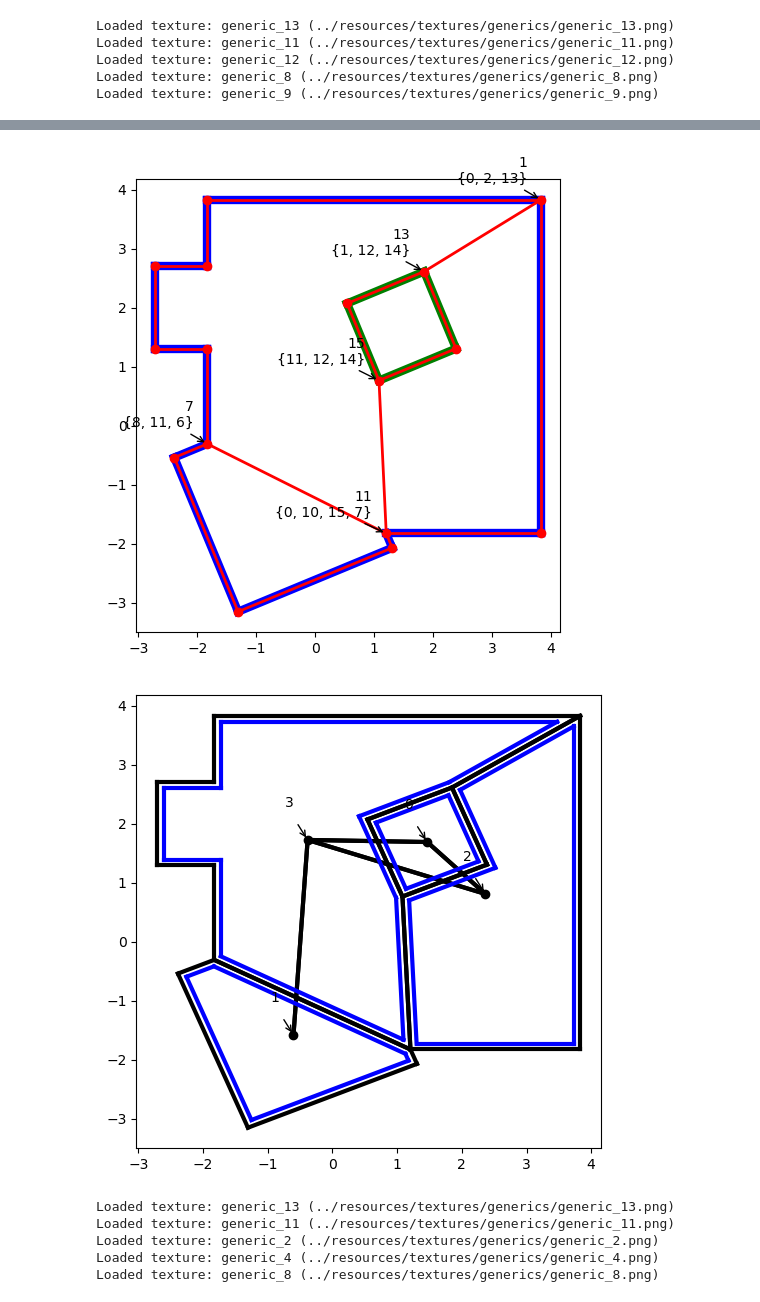
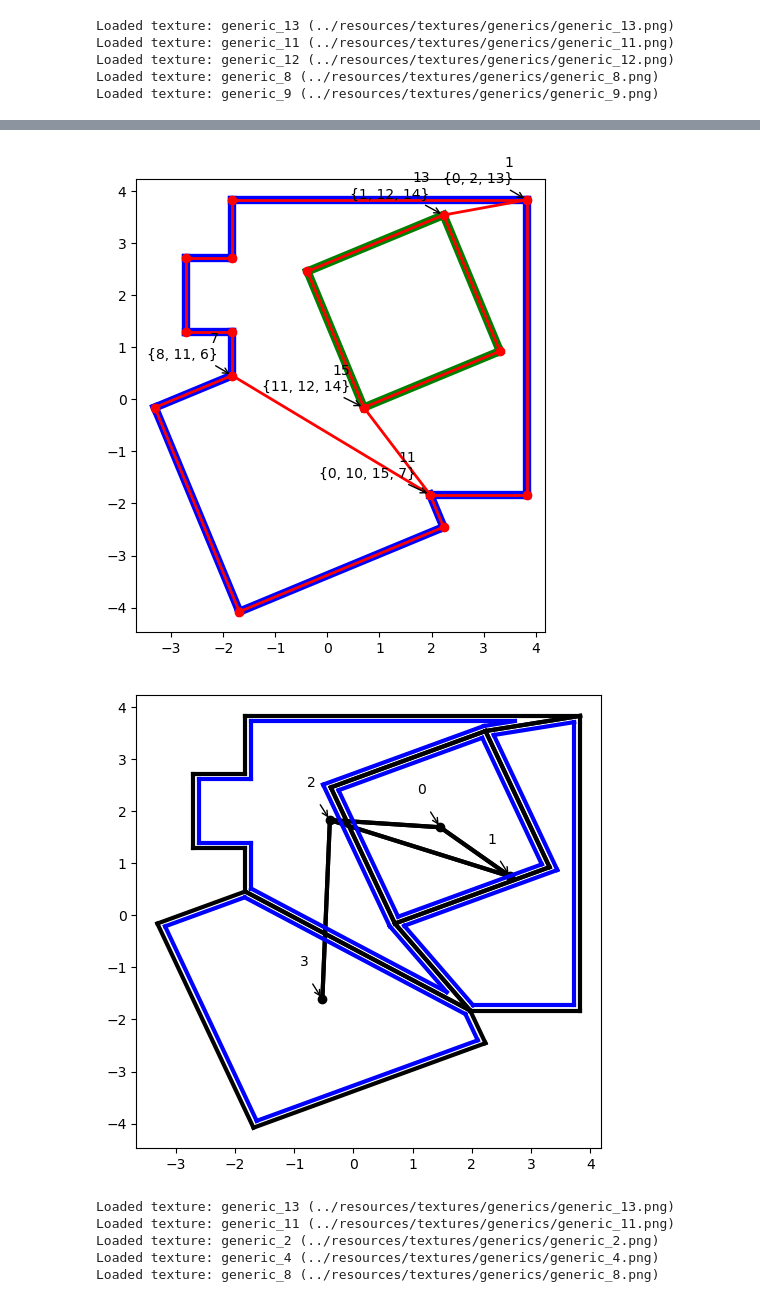
Before and after one commit to ctogle/meshmaker, a Jupyter notebook: notebooks/live.ipynb, the cells around one changed output, grey strips where cells are left out. Drawn from its saved outputs; the diff is of its cells as text; code cells hidden in the pictures.

```diff
--- a/notebooks/live.ipynb
+++ b/notebooks/live.ipynb
@@ -1132,9 +958,9 @@ example_bg()
 # %%
 def bg():
-    a = quat.rotz(np.pi / 8).rot(vec3(-1,-1, 0).ring(2, 4, True))
+    a = quat.rotz(np.pi / 8).rot(vec3(-1,-1, 0).ring(3, 4, True))
     a = loop_union(a, vec3( 1, 1, 0).ring(4, 4, True))[0]
     a = loop_union(a, vec3(-2, 2, 0).ring(1, 4, True))[0]
-    b = quat.rotz(np.pi / 8).rot(vec3( 2, 1, 0).ring(1, 4, True))
+    b = quat.rotz(np.pi / 8).rot(vec3( 2, 1, 0).ring(2, 4, True))
 
     pg1 = planargraph()
     for l in (a, b):
@@ -1145,36 +971,36 @@ def bg():
     pg1.ae(13, 1)
 
     pg2 = pg1.cp()
     for v in filter(None, pg2.vertices):
-        v.z += 1.2
+        v.z += 1.1
 
     #pg1.merge(pg2)
 
 
     f, ax = plot(figsize=(6, 6))
     plot_loop(ax, a, col='b', lw=6)
     plot_loop(ax, b, col='g', lw=6)
     plot_pg(ax, pg1, col='r', lw=2)
     ax.set_aspect(1)
 
 
     lg = pg1.loop_graph()
     lg.vertices[1].properties['meta'] = 'foyer'
     f, ax = plot(figsize=(6, 6))
     plot_pg(ax, lg)
     for i, v in enumerate(lg.vertices):
         h = 1.2 if i == 0 else 1.0
         lg.vertices[i].properties['height'] = h
         l = [lg.source.vertices[j] for j in v.properties['loops'][0]]
         plot_loop(ax, l, col='k')
         plot_loop(ax, loop_offset(l, 0.1), col='b')
 
     return pg1, pg2
 
 pg1, pg2 = bg()
 # %% [output]
-[figure, old version]
+[figure, new version]
-[figure, old version]
+[figure, new version]
 # %%
 class NewWallFactory(Base):
 
```
Also changed, not shown: parts of 21 cells of this notebook, 19 other files.
